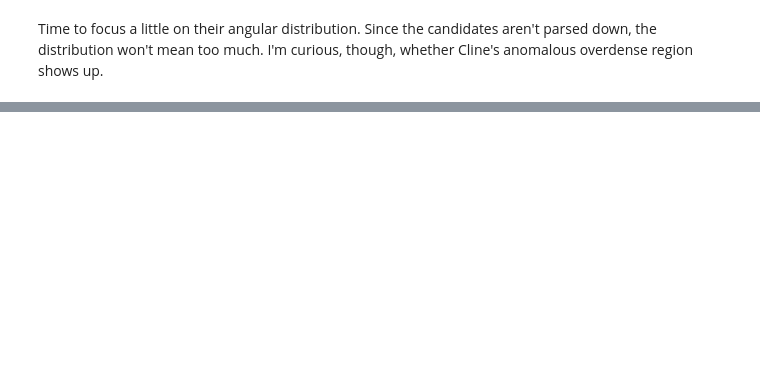
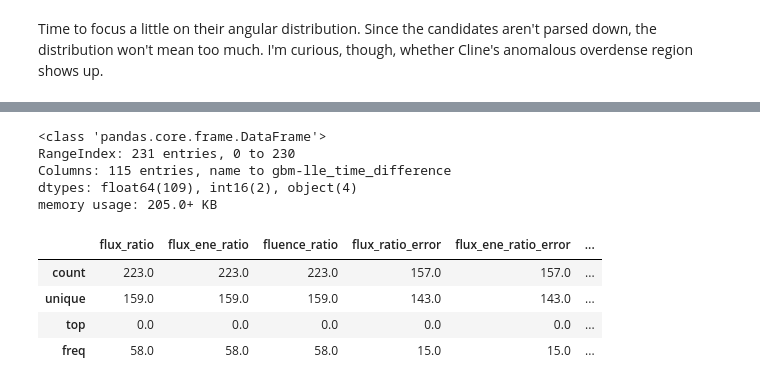
Before and after one commit to xboluna/Research, a Jupyter notebook: BHRad/GBM_Catalog_Searching/Exploring_possible_candidates.ipynb, the cells around one changed output, grey strips where cells are left out. Saved outputs shown, nothing was run; the diff lists cells and outputs as text; code cells hidden in the pictures; blank space fills up the shorter version.

```diff
--- a/BHRad/GBM_Catalog_Searching/Exploring_possible_candidates.ipynb
+++ b/BHRad/GBM_Catalog_Searching/Exploring_possible_candidates.ipynb
@@ -310,0 +247,24 @@ selection
+# %%
+# Load the FullCatalog.fits dataset
+dat = Table.read('FullCatalog.fits')
+targets = dat.to_pandas()
+
+# Cleaning data
+targets = clean_data(targets)
+targets = calculate_hardness(targets)
+targets = calculate_time_difference(targets)
+
+targets.info()
+
+targets.T.tail(8).T.describe()
+# %% [output]
+<class 'pandas.core.frame.DataFrame'>
+RangeIndex: 231 entries, 0 to 230
+Columns: 115 entries, name to gbm-lle_time_difference
+dtypes: float64(109), int16(2), object(4)
+memory usage: 205.0+ KB
+|  | flux_ratio | flux_ene_ratio | fluence_ratio | flux_ratio_error | flux_ene_ratio_error | ... |
+| count | 223.0 | 223.0 | 223.0 | 157.0 | 157.0 | ... |
+| unique | 159.0 | 159.0 | 159.0 | 143.0 | 143.0 | ... |
+| top | 0.0 | 0.0 | 0.0 | 0.0 | 0.0 | ... |
+| freq | 58.0 | 58.0 | 58.0 | 15.0 | 15.0 | ... |
```
Also changed, not shown: parts of 21 cells of this notebook, 3 other files.
